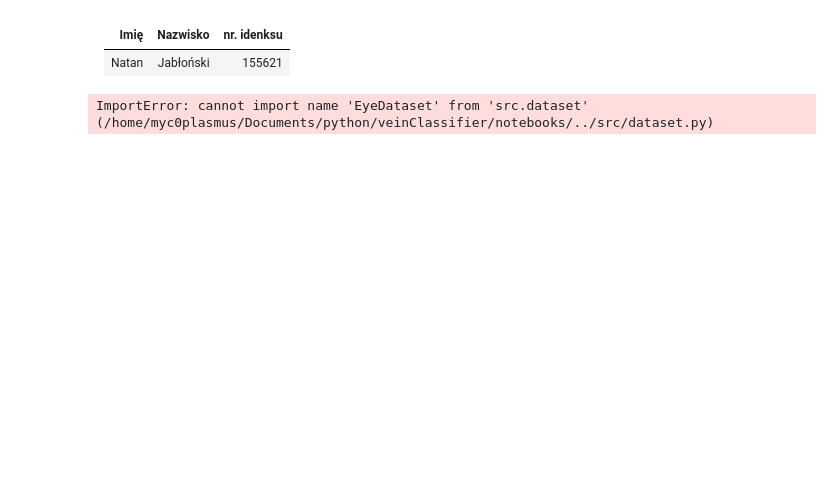
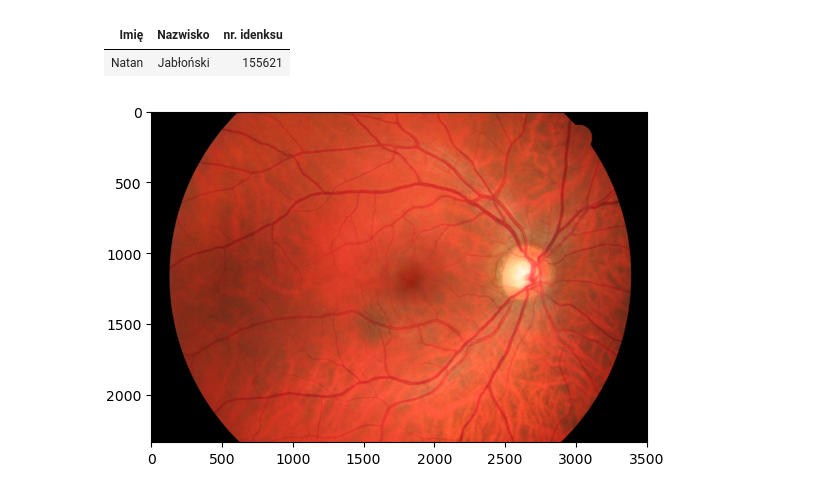
Before and after one commit to Myc0plasmus/veinClassifier, a Jupyter notebook: notebooks/demo.ipynb, the cells around one changed output. Drawn from its saved outputs; the diff is of its cells as text; code cells hidden in the pictures; blank space fills up the shorter version.

```diff
--- a/notebooks/demo.ipynb
+++ b/notebooks/demo.ipynb
@@ -4,13 +4,18 @@ Imię | Nazwisko | nr. idenksu
 Natan | Jabłoński | 155621
 # %%
 import sys
+from matplotlib import pyplot as plt
+
 sys.path.append("../")
 
 from src.dataset import EyeDataset
 
 dataset = EyeDataset("../data/healthy/", "../data/healthy_manualsegm")
+
+img, mask = dataset[0]
-# %% [output]
-ImportError: cannot import name 'EyeDataset' from 'src.dataset' (/home/myc0plasmus/Documents/python/veinClassifier/notebooks/../src/dataset.py)
 # %%
-plt.imshow(dataset[0])
+plt.imshow(img.permute(1,2,0))
+plt.show()
+# %% [output]
+[figure, added]
 # %%
```
Also changed, not shown: parts of 6 cells of this notebook, 5 other files.
